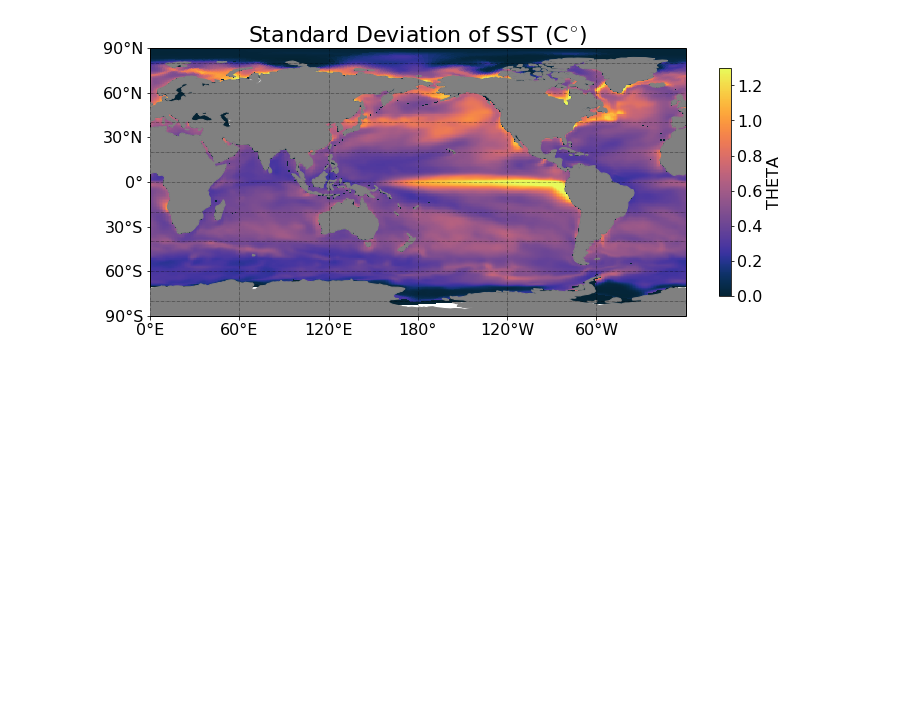
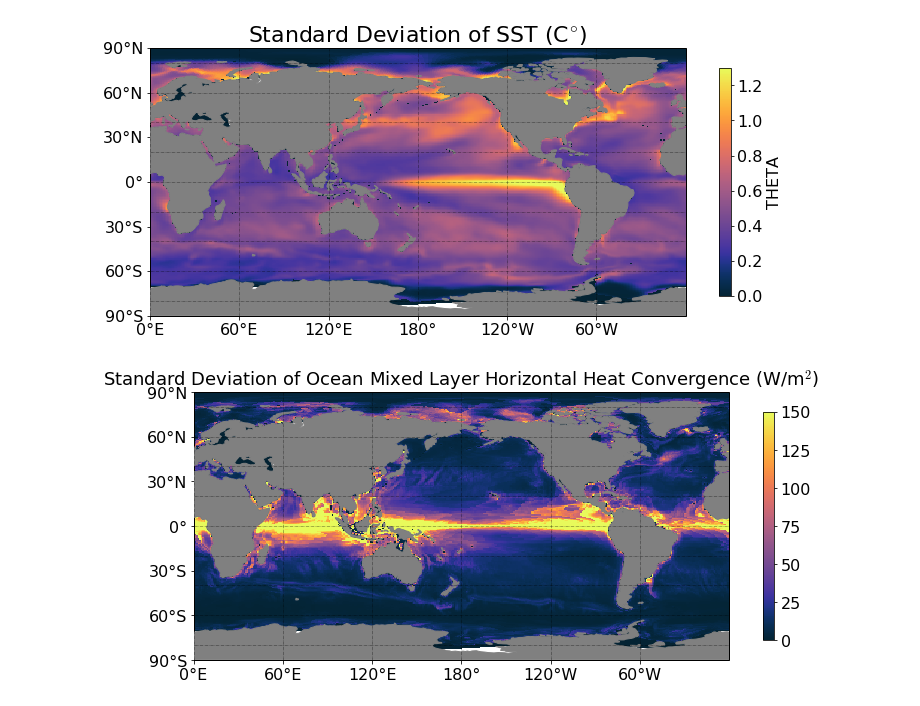
Before and after one commit to cpatrizio88/pangeo_ECCO, a Jupyter notebook: test_ecco.ipynb, the cells around one changed output. Saved outputs shown, nothing was run; the diff lists cells and outputs as text; code cells hidden in the pictures; blank space fills up the shorter version.

```diff
--- a/test_ecco.ipynb
+++ b/test_ecco.ipynb
@@ -636,3 +595,26 @@ m, ax = mapper(sst_std, cmap=cmocean.cm.thermal, vmax=1.3, vmin=0);
 ax.set_title(r'Standard Deviation of SST (C$^{\circ}$)');
 # %% [output]
 [figure]
+# %%
+# Vertical average of ocean heat transport over ocean mixed layer
+ADVx_TH_clim = ds.ADVx_TH.groupby('time.month').mean(dim='time')
+ADVx_TH_anom = ds.ADVx_TH.groupby('time.month') - ADVx_TH_clim
+
+ADVy_TH_clim = ds.ADVy_TH.groupby('time.month').mean(dim='time')
+ADVy_TH_anom = ds.ADVy_TH.groupby('time.month') - ADVy_TH_clim
+
+#ADVx_TH_anom = ADVx_TH_anom.where(mxlpoints)
+#ADVy_TH_anom = ADVy_TH_anom.where(mxlpoints)
+
+#ADVx_TH_anom_vint = ADVx_TH_anom.sum(dim='k')
+#ADVy_TH_anom_vint = ADVy_TH_anom.sum(dim='k')
+
+#ADV_TH_diff_anom_vint = grid.diff_2d_vector({'X': ADVx_TH_anom_vint, 'Y': ADVy_TH_anom_vint}, boundary='fill')
+
+ADV_TH_diff_anom = grid.diff_2d_vector({'X': ADVx_TH_anom, 'Y': ADVy_TH_anom}, boundary='fill')
+
+ADV_TH_conv_anom_vint = -(weights*ADV_TH_diff_anom['X'].where(mxlpoints)).sum(dim='k') - (weights*ADV_TH_diff_anom['Y'].where(mxlpoints)).sum(dim='k')
+
+ADV_TH_std = ADV_TH_conv_anom_vint.std(dim='time')
+
+ADV_TH_std = rho0 * cp * (ADV_TH_std/coords.rA).fillna(0.).load()
@@ -638,0 +635,6 @@ ax.set_title(r'Standard Deviation of SST (C$^{\circ}$)');
+# %%
+# Plot standard deviation of ocean mixed layer horizontal heat convergence
+m, ax = mapper(ADV_TH_std, cmap=cmocean.cm.thermal, vmax=150, vmin=0);
+ax.set_title(r'Standard Deviation of Ocean Mixed Layer Horizontal Heat Convergence (W/m$^2$)');
+# %% [output]
+[figure, added]
```
Also changed, not shown: parts of 15 cells of this notebook.
